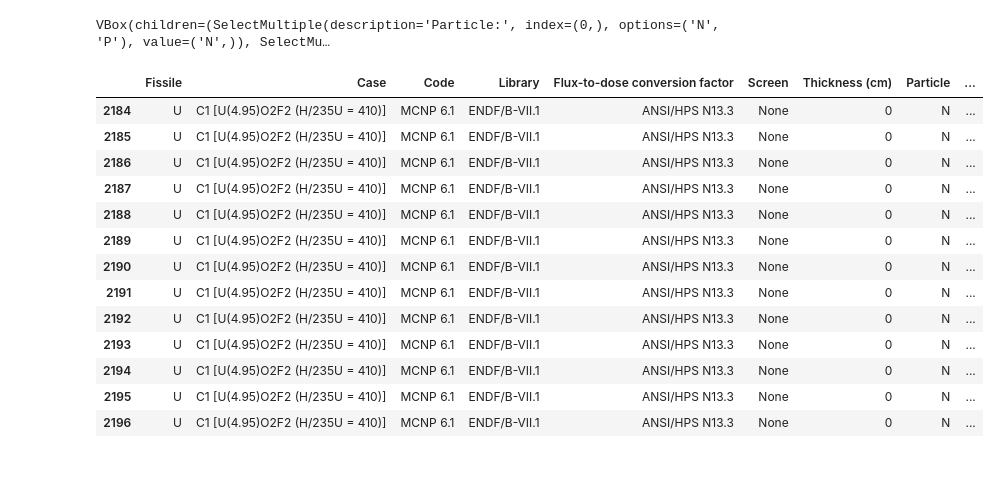
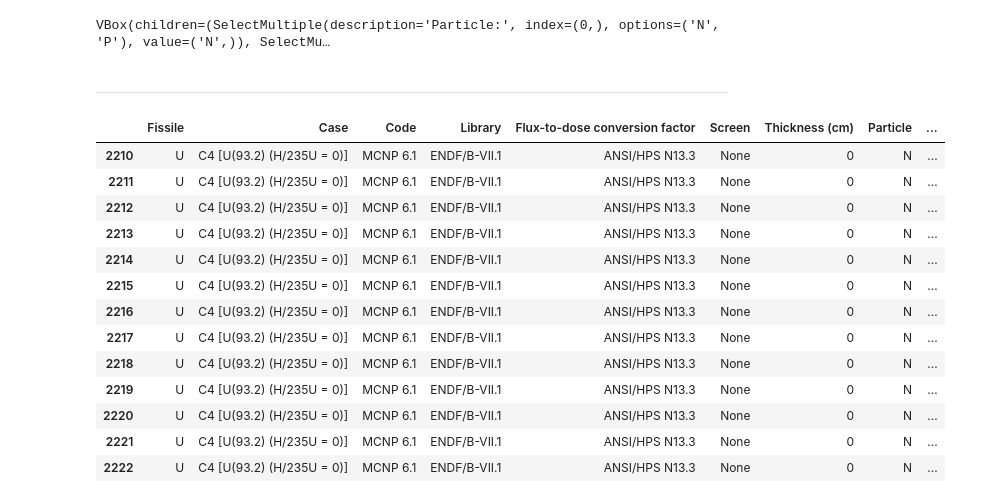
Before and after one commit to Astangul/SlideRule, a Jupyter notebook: Notebooks/DB_analysis.ipynb, the cells around one changed output. Saved outputs shown, nothing was run; the diff lists cells and outputs as text; code cells hidden in the pictures; blank space fills up the shorter version.

```diff
--- a/Notebooks/DB_analysis.ipynb
+++ b/Notebooks/DB_analysis.ipynb
@@ -45,28 +32,39 @@ def filter_dataframe(data, particles, screens, cases, codes, thicknesses):
+# %% [markdown]
+____
+# %%
+import sys
+import pandas as pd
+
+sys.path.append('../utils')
+from plot_func_notebook import create_filter_plot, plot_categorical_bar_chart, plot_ratio_by_configurations, filter_wall_df
+from utils_func_notebook import fit_data_to_distance, fit_data_to_distance_thickness
+
+# Charger vos données
+data = pd.read_excel("../DB/All-at-once_DB.xlsx", sheet_name='wall')
 # %%
 # Define your filter criteria
 particles = ['N']  # Example: ['N', 'P']
-screens = ['None']  # Example: ['Concrete', 'Steel', 'Water', 'Lead']
-cases = ['C1 [U(4.95)O2F2 (H/235U = 410)]']  # Example: ['C1 [U(4.95)O2F2 (H/235U = 410)]', 'C4 [U(93.2) (H/235U = 0)]']
+screens = ['None']  # Example: ['None','Concrete', 'Steel', 'Water', 'Lead']
+cases = ['C4 [U(93.2) (H/235U = 0)]']  # Add more cases as needed
 codes = ['MCNP 6.1']  # Example: ['MCNP 6.1', 'COG 11.2', 'SCALE 6.2.2']
-thicknesses = []  # Example: [1, 5, 10, 20]
-
-# Apply the filter
-filtered_data = filter_dataframe(data, particles, screens, cases, codes, thicknesses)
+thicknesses = [0]  # Example: [1, 5, 10, 20, 40]
+# Apply the filter and plot the data
+filtered_data = filter_wall_df(data, particles, screens, cases, codes, thicknesses, plot=True)
 
 # Display the filtered data
 filtered_data
 # %% [output]
 |  | Fissile | Case | Code | Library | Flux-to-dose conversion factor | Screen | Thickness (cm) | Particle | ... |
-| 2184 | U | C1 [U(4.95)O2F2 (H/235U = 410)] | MCNP 6.1 | ENDF/B-VII.1 | ANSI/HPS N13.3 | None | 0 | N | ... |
-| 2185 | U | C1 [U(4.95)O2F2 (H/235U = 410)] | MCNP 6.1 | ENDF/B-VII.1 | ANSI/HPS N13.3 | None | 0 | N | ... |
-| 2186 | U | C1 [U(4.95)O2F2 (H/235U = 410)] | MCNP 6.1 | ENDF/B-VII.1 | ANSI/HPS N13.3 | None | 0 | N | ... |
-| 2187 | U | C1 [U(4.95)O2F2 (H/235U = 410)] | MCNP 6.1 | ENDF/B-VII.1 | ANSI/HPS N13.3 | None | 0 | N | ... |
-| 2188 | U | C1 [U(4.95)O2F2 (H/235U = 410)] | MCNP 6.1 | ENDF/B-VII.1 | ANSI/HPS N13.3 | None | 0 | N | ... |
-| 2189 | U | C1 [U(4.95)O2F2 (H/235U = 410)] | MCNP 6.1 | ENDF/B-VII.1 | ANSI/HPS N13.3 | None | 0 | N | ... |
-| 2190 | U | C1 [U(4.95)O2F2 (H/235U = 410)] | MCNP 6.1 | ENDF/B-VII.1 | ANSI/HPS N13.3 | None | 0 | N | ... |
-| 2191 | U | C1 [U(4.95)O2F2 (H/235U = 410)] | MCNP 6.1 | ENDF/B-VII.1 | ANSI/HPS N13.3 | None | 0 | N | ... |
-| 2192 | U | C1 [U(4.95)O2F2 (H/235U = 410)] | MCNP 6.1 | ENDF/B-VII.1 | ANSI/HPS N13.3 | None | 0 | N | ... |
-| 2193 | U | C1 [U(4.95)O2F2 (H/235U = 410)] | MCNP 6.1 | ENDF/B-VII.1 | ANSI/HPS N13.3 | None | 0 | N | ... |
-| 2194 | U | C1 [U(4.95)O2F2 (H/235U = 410)] | MCNP 6.1 | ENDF/B-VII.1 | ANSI/HPS N13.3 | None | 0 | N | ... |
-| 2195 | U | C1 [U(4.95)O2F2 (H/235U = 410)] | MCNP 6.1 | ENDF/B-VII.1 | ANSI/HPS N13.3 | None | 0 | N | ... |
-| 2196 | U | C1 [U(4.95)O2F2 (H/235U = 410)] | MCNP 6.1 | ENDF/B-VII.1 | ANSI/HPS N13.3 | None | 0 | N | ... |
+| 2210 | U | C4 [U(93.2) (H/235U = 0)] | MCNP 6.1 | ENDF/B-VII.1 | ANSI/HPS N13.3 | None | 0 | N | ... |
+| 2211 | U | C4 [U(93.2) (H/235U = 0)] | MCNP 6.1 | ENDF/B-VII.1 | ANSI/HPS N13.3 | None | 0 | N | ... |
+| 2212 | U | C4 [U(93.2) (H/235U = 0)] | MCNP 6.1 | ENDF/B-VII.1 | ANSI/HPS N13.3 | None | 0 | N | ... |
+| 2213 | U | C4 [U(93.2) (H/235U = 0)] | MCNP 6.1 | ENDF/B-VII.1 | ANSI/HPS N13.3 | None | 0 | N | ... |
+| 2214 | U | C4 [U(93.2) (H/235U = 0)] | MCNP 6.1 | ENDF/B-VII.1 | ANSI/HPS N13.3 | None | 0 | N | ... |
+| 2215 | U | C4 [U(93.2) (H/235U = 0)] | MCNP 6.1 | ENDF/B-VII.1 | ANSI/HPS N13.3 | None | 0 | N | ... |
+| 2216 | U | C4 [U(93.2) (H/235U = 0)] | MCNP 6.1 | ENDF/B-VII.1 | ANSI/HPS N13.3 | None | 0 | N | ... |
+| 2217 | U | C4 [U(93.2) (H/235U = 0)] | MCNP 6.1 | ENDF/B-VII.1 | ANSI/HPS N13.3 | None | 0 | N | ... |
+| 2218 | U | C4 [U(93.2) (H/235U = 0)] | MCNP 6.1 | ENDF/B-VII.1 | ANSI/HPS N13.3 | None | 0 | N | ... |
+| 2219 | U | C4 [U(93.2) (H/235U = 0)] | MCNP 6.1 | ENDF/B-VII.1 | ANSI/HPS N13.3 | None | 0 | N | ... |
+| 2220 | U | C4 [U(93.2) (H/235U = 0)] | MCNP 6.1 | ENDF/B-VII.1 | ANSI/HPS N13.3 | None | 0 | N | ... |
+| 2221 | U | C4 [U(93.2) (H/235U = 0)] | MCNP 6.1 | ENDF/B-VII.1 | ANSI/HPS N13.3 | None | 0 | N | ... |
+| 2222 | U | C4 [U(93.2) (H/235U = 0)] | MCNP 6.1 | ENDF/B-VII.1 | ANSI/HPS N13.3 | None | 0 | N | ... |
```
Also changed, not shown: parts of 40 cells of this notebook, 27 other files.
